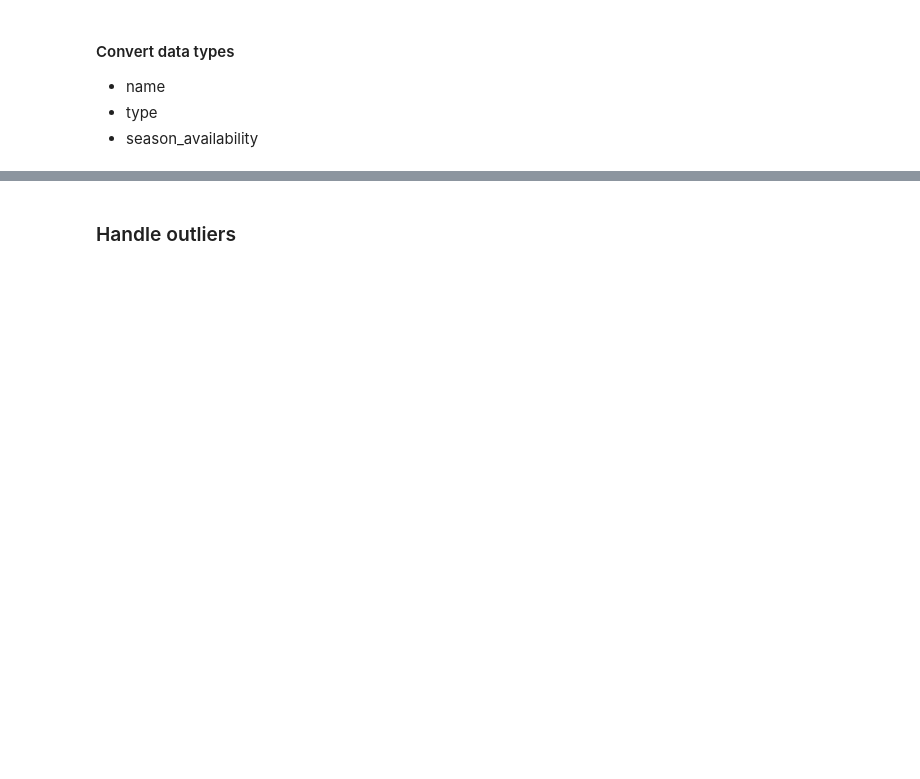
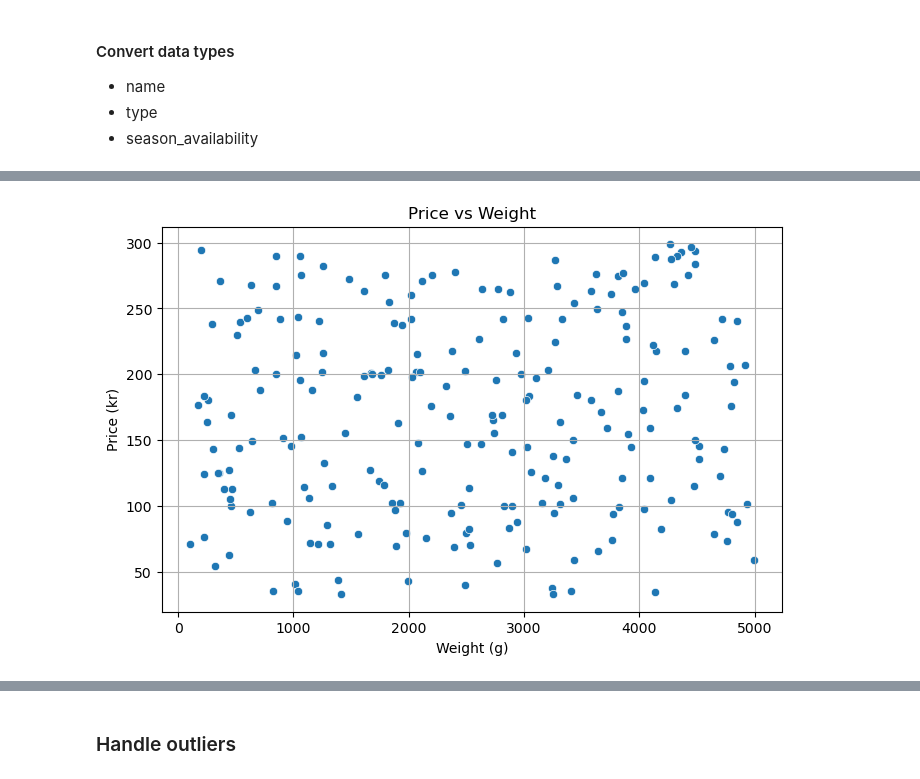
Before and after one commit to rebeccaburon/exam_fish_market, a Jupyter notebook: data_preparation/data_preparation.ipynb, the cells around one changed output, grey strips where cells are left out. Cells and saved outputs as stored; diff of their text form; code cells hidden in the pictures; blank space fills up the shorter version.

Commit message:
finish data_preparation and adding text

```diff
--- a/data_preparation/data_preparation.ipynb
+++ b/data_preparation/data_preparation.ipynb
@@ -136,0 +145,5 @@ dtype: object
+# %%
+df.rename(columns={'price_dk': 'price_kr', 'cost_dk': 'cost_kr', 'freight_charge': 'freight_charge_kr'}, inplace=True)
+# %%
+# Calculate the profit for each row:
+df['profit_kr'] = df['price_kr'] - df['cost_kr']
@@ -171,0 +208,11 @@ df.rename(columns={'freight_charge': 'freight_charge_kr', 'price_dk':'price_kr',
+# %%
+# Price vs Weight
+plt.figure(figsize=(8, 5))
+sbn.scatterplot(data=df, x='weight_g', y='price_kr')
+plt.title('Price vs Weight')
+plt.xlabel('Weight (g)')
+plt.ylabel('Price (kr)')
+plt.grid(True)
+plt.show()
+# %% [output]
+[figure, added]
```
Also changed, not shown: parts of 32 cells of this notebook.
